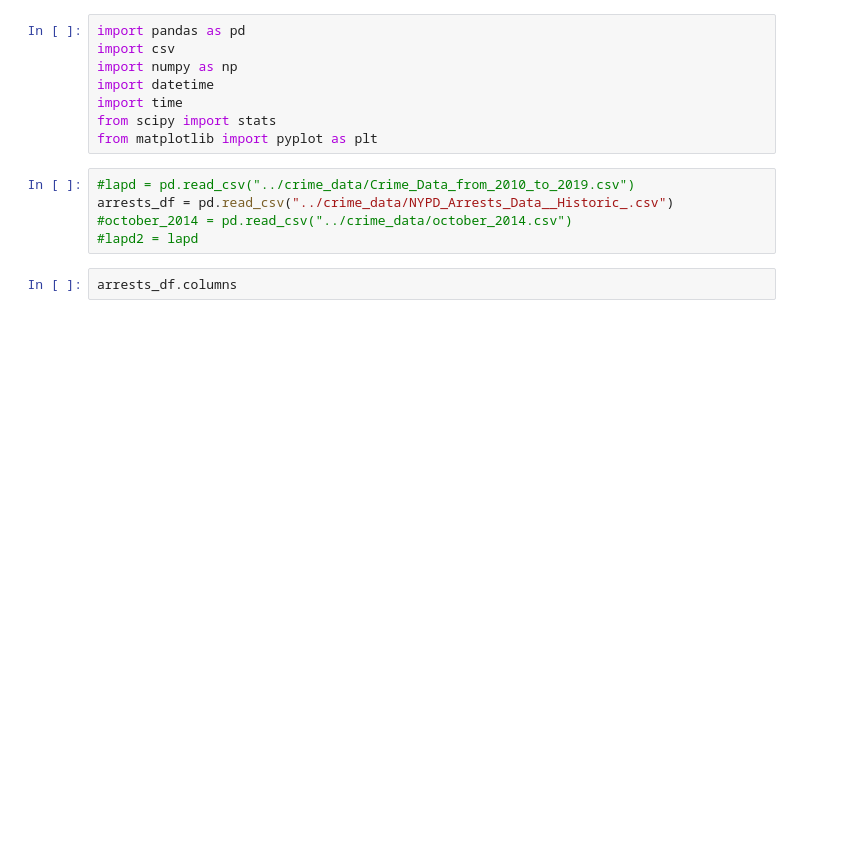
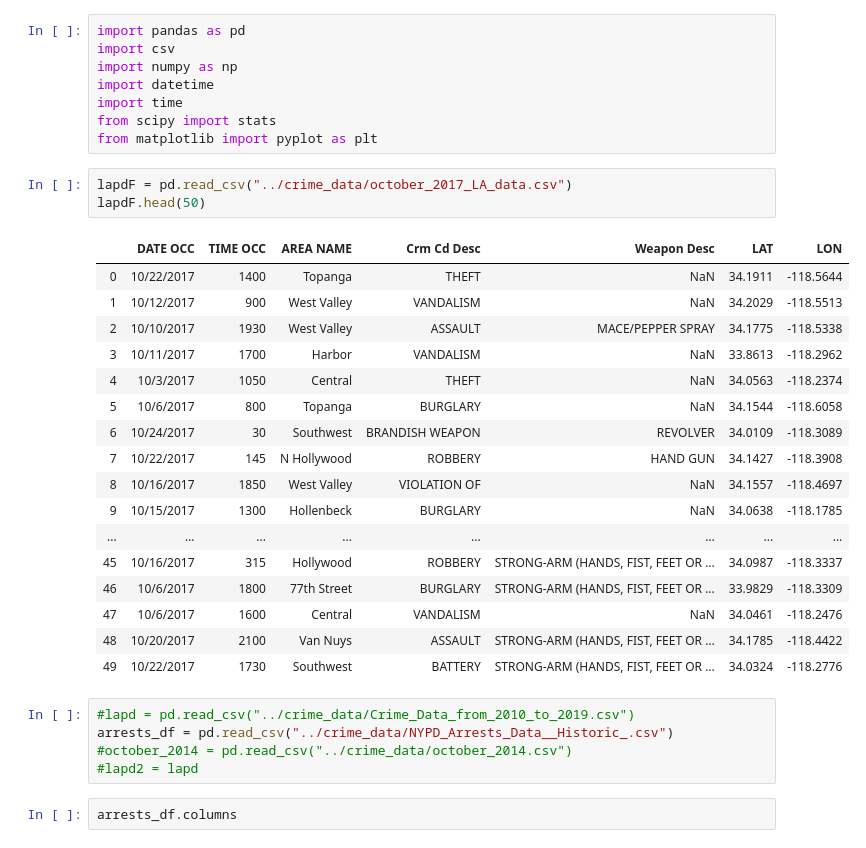
Before and after one commit to markmessick/nyc-crime-analysis, a Jupyter notebook: Data_analysis_zw.ipynb, the cells around one changed output. Cells and saved outputs as stored; diff of their text form; blank space fills up the shorter version.

Commit message:
Edited the LA csv to make an october one

```diff
--- a/Data_analysis_zw.ipynb
+++ b/Data_analysis_zw.ipynb
@@ -6,6 +6,27 @@ import datetime
 import time
 from scipy import stats
 from matplotlib import pyplot as plt
+# %%
+lapdF = pd.read_csv("../crime_data/october_2017_LA_data.csv")
+lapdF.head(50)
+# %% [output]
+|  | DATE OCC | TIME OCC | AREA NAME | Crm Cd Desc | Weapon Desc | LAT | LON |
+| 0 | 10/22/2017 | 1400 | Topanga | THEFT | NaN | 34.1911 | -118.5644 |
+| 1 | 10/12/2017 | 900 | West Valley | VANDALISM | NaN | 34.2029 | -118.5513 |
+| 2 | 10/10/2017 | 1930 | West Valley | ASSAULT | MACE/PEPPER SPRAY | 34.1775 | -118.5338 |
+| 3 | 10/11/2017 | 1700 | Harbor | VANDALISM | NaN | 33.8613 | -118.2962 |
+| 4 | 10/3/2017 | 1050 | Central | THEFT | NaN | 34.0563 | -118.2374 |
+| 5 | 10/6/2017 | 800 | Topanga | BURGLARY | NaN | 34.1544 | -118.6058 |
+| 6 | 10/24/2017 | 30 | Southwest | BRANDISH WEAPON | REVOLVER | 34.0109 | -118.3089 |
+| 7 | 10/22/2017 | 145 | N Hollywood | ROBBERY | HAND GUN | 34.1427 | -118.3908 |
+| 8 | 10/16/2017 | 1850 | West Valley | VIOLATION OF | NaN | 34.1557 | -118.4697 |
+| 9 | 10/15/2017 | 1300 | Hollenbeck | BURGLARY | NaN | 34.0638 | -118.1785 |
+| ... | ... | ... | ... | ... | ... | ... | ... |
+| 45 | 10/16/2017 | 315 | Hollywood | ROBBERY | STRONG-ARM (HANDS, FIST, FEET OR ... | 34.0987 | -118.3337 |
+| 46 | 10/6/2017 | 1800 | 77th Street | BURGLARY | STRONG-ARM (HANDS, FIST, FEET OR ... | 33.9829 | -118.3309 |
+| 47 | 10/6/2017 | 1600 | Central | VANDALISM | NaN | 34.0461 | -118.2476 |
+| 48 | 10/20/2017 | 2100 | Van Nuys | ASSAULT | STRONG-ARM (HANDS, FIST, FEET OR ... | 34.1785 | -118.4422 |
+| 49 | 10/22/2017 | 1730 | Southwest | BATTERY | STRONG-ARM (HANDS, FIST, FEET OR ... | 34.0324 | -118.2776 |
 # %%
 #lapd = pd.read_csv("../crime_data/Crime_Data_from_2010_to_2019.csv")
 arrests_df = pd.read_csv("../crime_data/NYPD_Arrests_Data__Historic_.csv")
```
Also changed, not shown: parts of 1 cell of this notebook.
